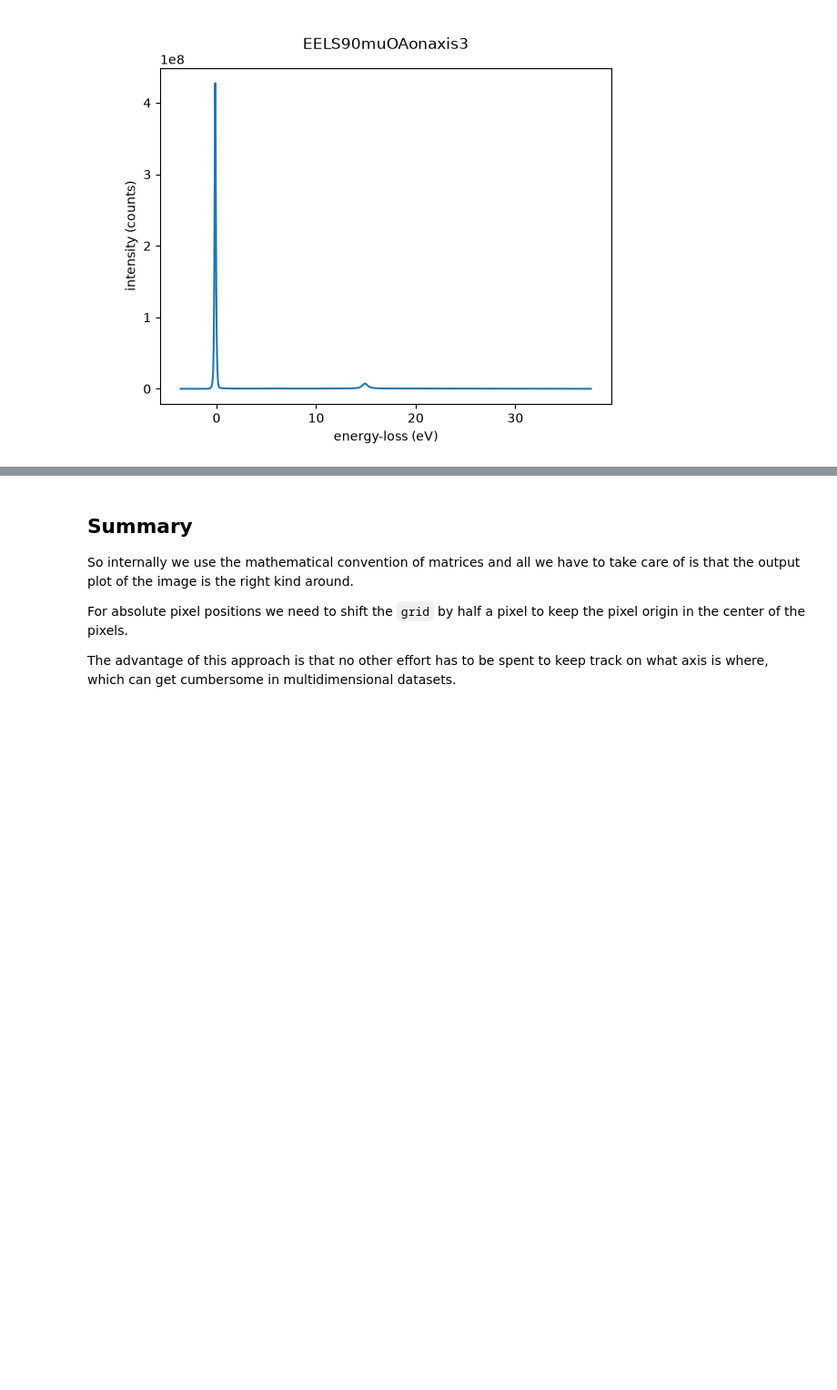
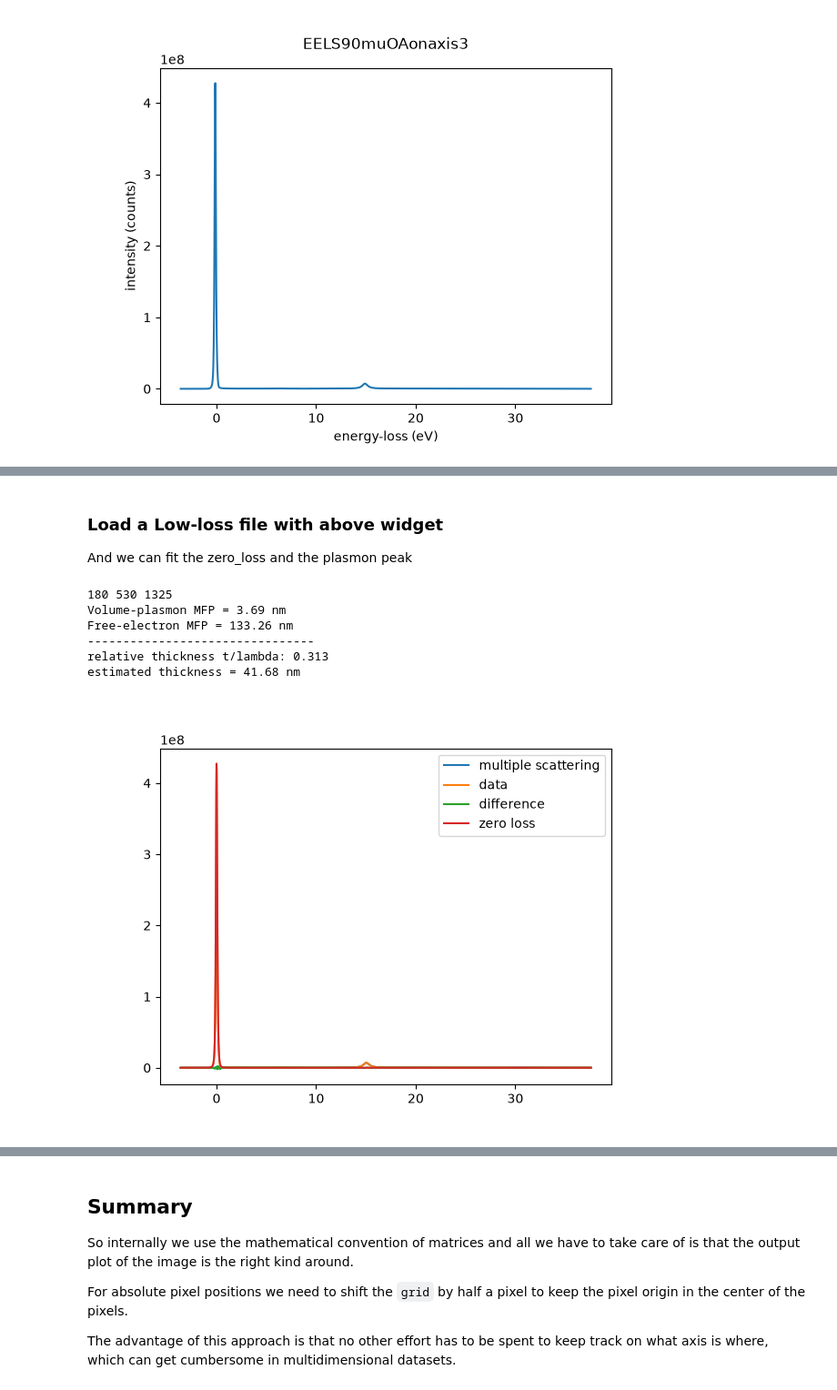
Before and after one commit to pycroscopy/IMC21-Workshop, a Jupyter notebook: notebooks/11_00_pycroscopy.ipynb, the cells around one changed output, grey strips where cells are left out. Shown at 91% size. Cells and saved outputs as stored; diff of their text form; code cells hidden in the pictures; blank space fills up the shorter version.

```diff
--- a/notebooks/11_00_pycroscopy.ipynb
+++ b/notebooks/11_00_pycroscopy.ipynb
@@ -294,0 +340,66 @@ Error:
+# %% [markdown]
+### Load a Low-loss file with above widget
+
+And we can fit the zero_loss and the plasmon peak
+# %%
+
+def analyse_low_loss(spectrum, verbose=True):
+    shifted_low_loss = pyTEMlib.eels_tools.align_zero_loss(spectrum)
+    zero_loss = pyTEMlib.eels_tools.get_resolution_function(shifted_low_loss)
+    def get_anglog(energy_scale, acceleration_voltage, beta):
+        e0 = acceleration_voltage/1000
+        gamma = 1+ e0/511.06
+        T = e0 * (e0 + 1022.12)/ (e0 + 511.06) # Appendix E p 427 in keV
+        theta_E = energy_scale/(2*gamma*T*1000)   # Appendix E p 427 now in eV
+
+        theta_E[np.where(theta_E<=0)] = 1e-9
+        return np.log(1.0+ (beta/theta_E)**2)
+
+    if spectrum.metadata['experiment']['convergence_angle'] + spectrum.metadata['experiment']['collection_angle'] == 0:
+        print('Warning: convergence angle is zero setting to 10 mrad')
+        spectrum.metadata['experiment']['convergence_angle'] = 10
+        print('Warning: collection angle is zero setting to 30 mrad')
+        spectrum.metadata['experiment']['collection_angle'] = 30
+
+    acceleration_voltage = spectrum.metadata['experiment']['acceleration_voltage']*1
+    energy_scale = spectrum.get_spectral_dims(return_axis=True)[0].values
+    eff_beta = pyTEMlib.eels_tools.effective_collection_angle(energy_scale,
+                                                            spectrum.metadata['experiment']['convergence_angle'],
+                                                            spectrum.metadata['experiment']['collection_angle'],
+                                                            acceleration_voltage)
+    anglog = pyTEMlib.eels_tools.get_anglog(energy_scale, acceleration_voltage, eff_beta)
+
+    plasmon_peak = np.argmax(np.array(shifted_low_loss-zero_loss))
+    start_fit_energy = shifted_low_loss.energy_loss.values[plasmon_peak]-8
+    end_fit_energy = shifted_low_loss.energy_loss.values[plasmon_peak]+8
+
+    plasmon, fit_p= pyTEMlib.eels_tools.fit_plasmon(shifted_low_loss, start_fit_energy, end_fit_energy)
+
+    plasmon = pyTEMlib.eels_tools.energy_loss_function(shifted_low_loss.energy_loss.values, fit_p, anglog)
+    epsilon = pyTEMlib.eels_tools.drude(shifted_low_loss.energy_loss.values, fit_p)
+    multiple_scattering = pyTEMlib.eels_tools.fit_multiple_scattering(shifted_low_loss-zero_loss, anglog, end_fit_energy=55, )
+    anglog = pyTEMlib.eels_tools.get_anglog(energy_scale, acceleration_voltage, eff_beta)
+    if verbose:
+        _ ,_ = pyTEMlib.eels_tools.estimate_thickness(shifted_low_loss, anglog)
+    return shifted_low_loss, zero_loss, multiple_scattering
+
+shifted_low_loss, zero_loss, multiple_scattering = analyse_low_loss(main_dataset)
+energy_scale = file_widget.selected_dataset.energy_loss.values
+plt.figure()
+plt.plot(energy_scale, multiple_scattering, label="multiple scattering")
+plt.plot(energy_scale, shifted_low_loss, label="data")
+plt.plot(energy_scale, shifted_low_loss - multiple_scattering - zero_loss, label="difference")
+plt.plot(energy_scale, zero_loss, label="zero loss")
+plt.legend()
+plt.show()
+
+
+shifted_low_loss.metadata
+# %% [output]
+180 530 1325
+Volume-plasmon MFP = 3.69 nm
+Free-electron MFP = 133.26 nm
+--------------------------------
+relative thickness t/lambda: 0.313
+estimated thickness = 41.68 nm
+[figure, added]
```
Also changed, not shown: parts of 15 cells of this notebook, 1 other file.
